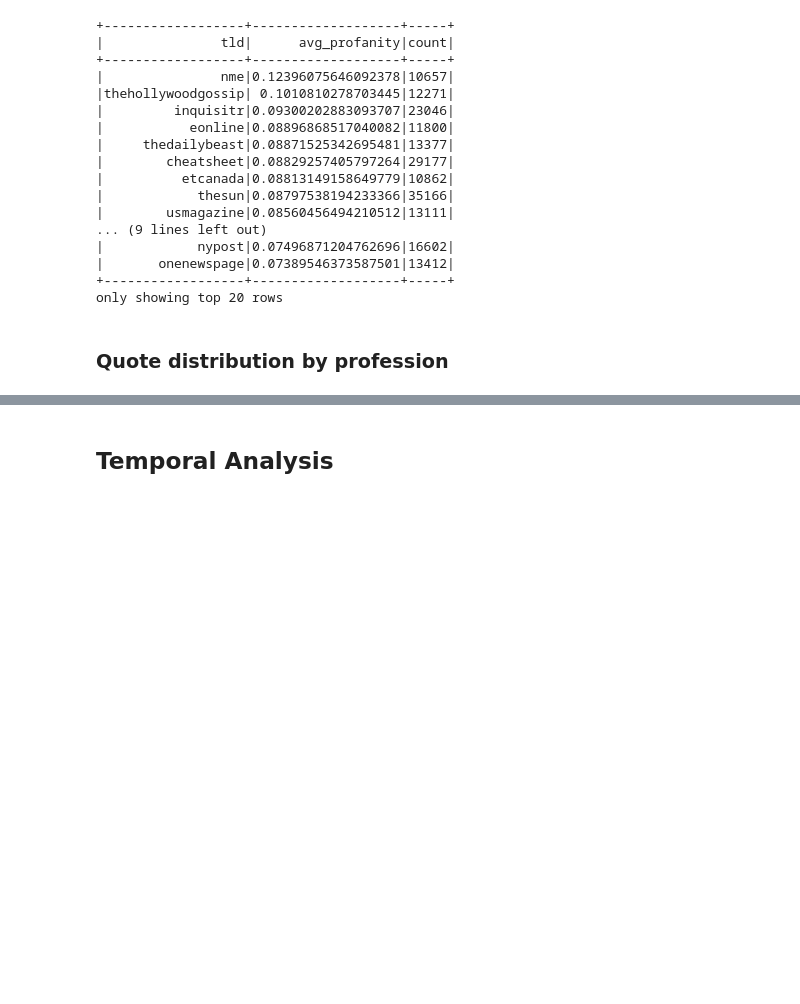
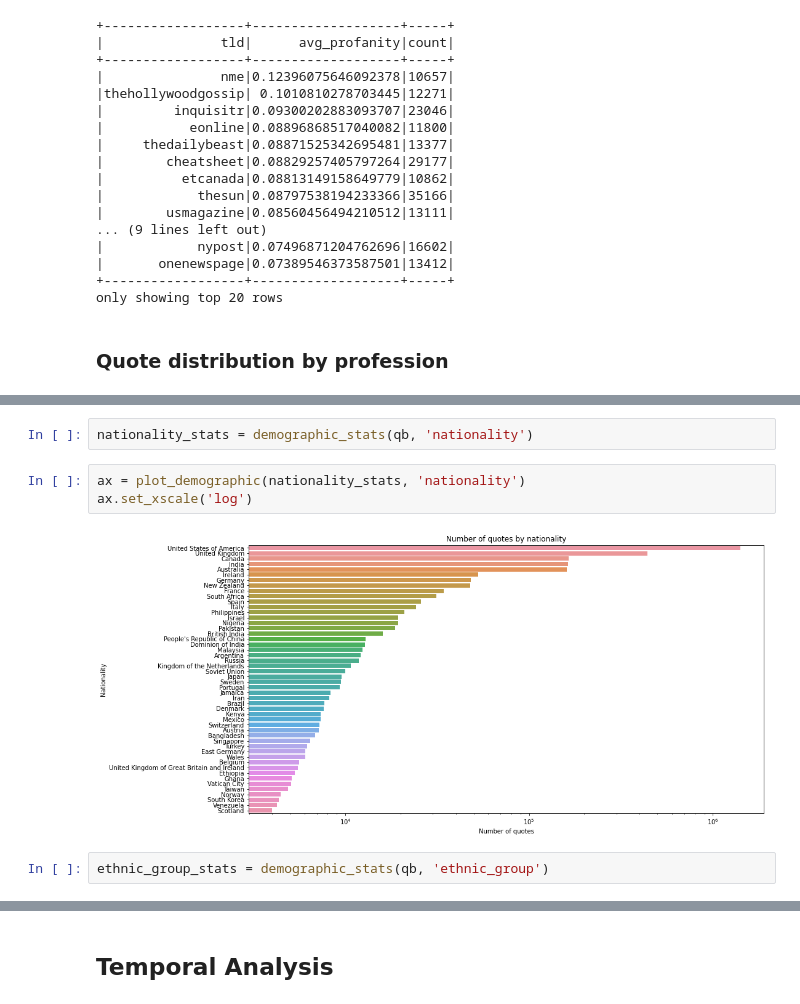
Before and after one commit to epfl-ada/ada-2021-project-k-beans, a Jupyter notebook: initial_analysis.ipynb, the cells around one changed output, grey strips where cells are left out. Cells and saved outputs as stored; diff of their text form; blank space fills up the shorter version.

```diff
--- a/initial_analysis.ipynb
+++ b/initial_analysis.ipynb
@@ -323,0 +341,9 @@ Text(0, 0.5, 'Profession')
+# %%
+nationality_stats = demographic_stats(qb, 'nationality')
+# %%
+ax = plot_demographic(nationality_stats, 'nationality')
+ax.set_xscale('log')
+# %% [output]
+[figure, added]
+# %%
+ethnic_group_stats = demographic_stats(qb, 'ethnic_group')
```
Also changed, not shown: parts of 34 cells of this notebook.
